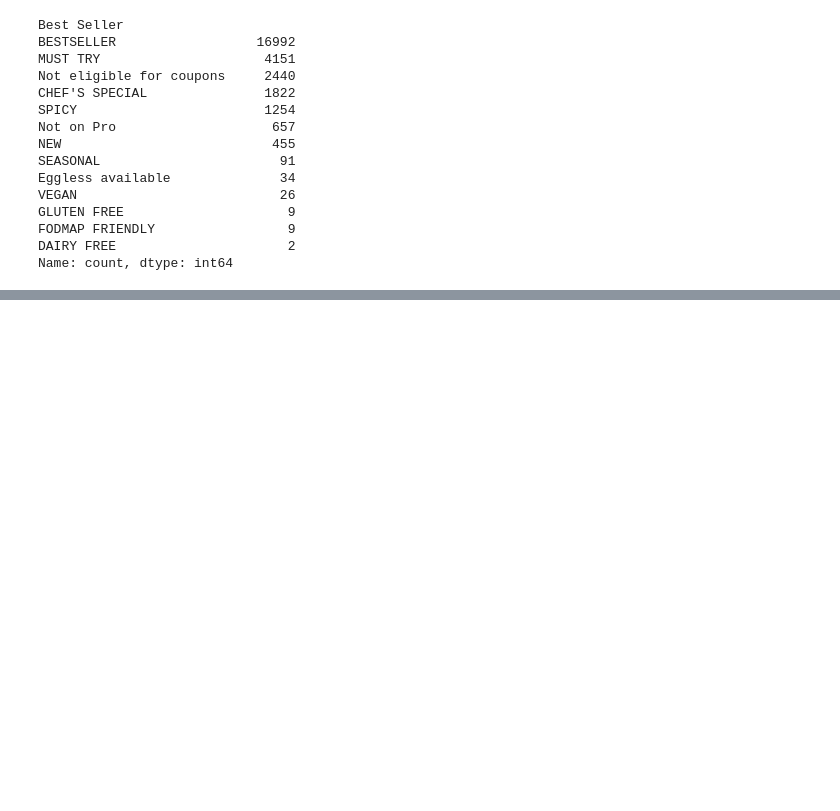
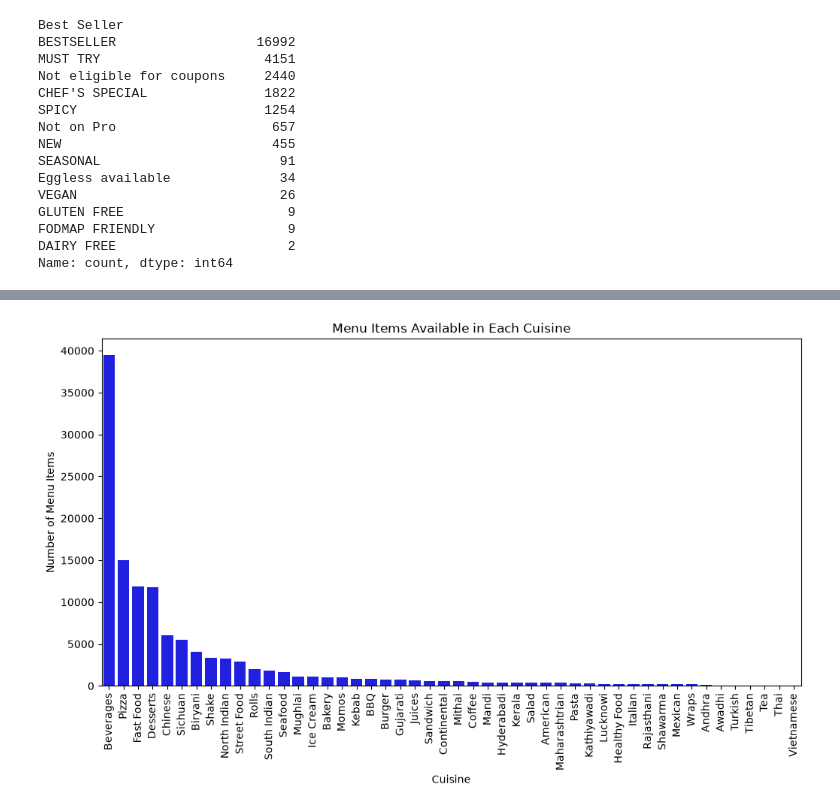
Before and after one commit to Priyanshi-78/Zomato-Data_Analysis, a Jupyter notebook: Day-1_Project.ipynb, the cells around one changed output, grey strips where cells are left out. Saved outputs shown, nothing was run; the diff lists cells and outputs as text; code cells hidden in the pictures; blank space fills up the shorter version.

```diff
--- a/Day-1_Project.ipynb
+++ b/Day-1_Project.ipynb
@@ -359,0 +465,3 @@ plt.close()
+# %%
+menu_items = df.groupby("Cuisine ")["Item Name"].count().sort_values(ascending=False)
+print(menu_items)
@@ -359,0 +486,16 @@ plt.close()
+# %%
+plt.figure(figsize=(12,6))
+sns.barplot(
+x=menu_items.index,
+y=menu_items.values,
+color="blue"
+)
+plt.title("Menu Items Available in Each Cuisine")
+plt.xlabel("Cuisine")
+plt.ylabel("Number of Menu Items")
+plt.xticks(rotation=90)
+plt.savefig("Menu_Items_by_Cuisine.png")
+plt.show()
+plt.close()
+# %% [output]
+[figure, added]
```
Also changed, not shown: parts of 10 cells of this notebook.
